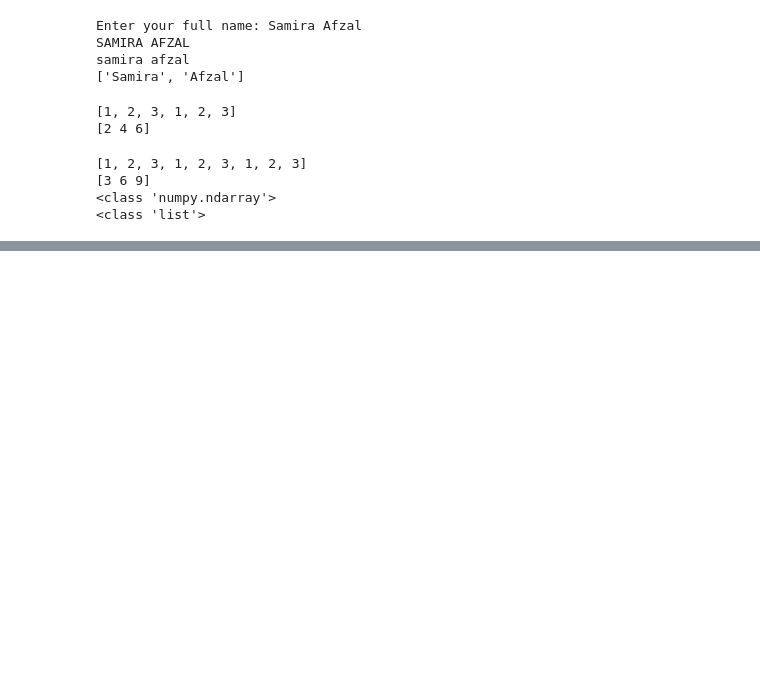
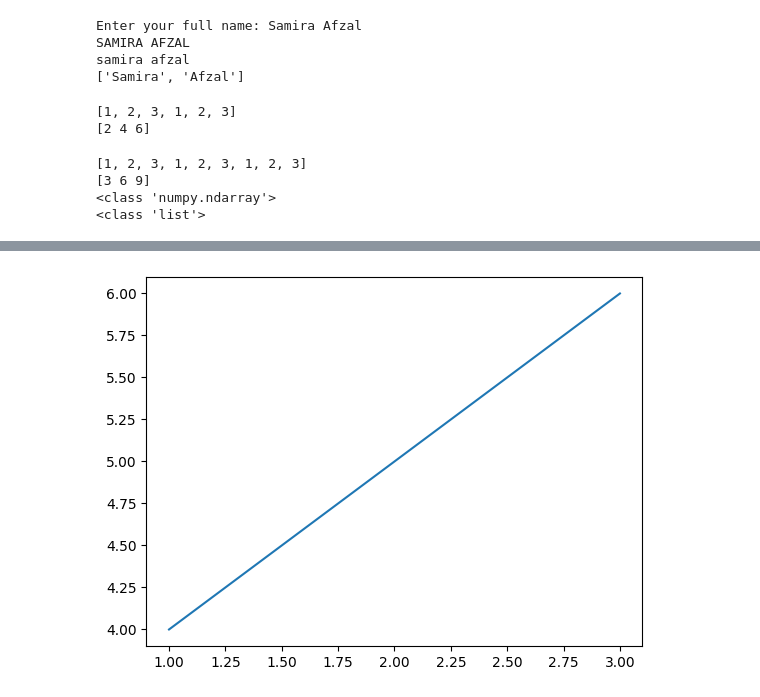
Before and after one commit to afzal/DEEP-FASHION, a Jupyter notebook: colabtutprial_helloworld.ipynb, the cells around one changed output, grey strips where cells are left out. Cells and saved outputs as stored; diff of their text form; code cells hidden in the pictures; blank space fills up the shorter version.

```diff
--- a/colabtutprial_helloworld.ipynb
+++ b/colabtutprial_helloworld.ipynb
@@ -140,0 +157,5 @@ print(type(my_list))
+# %%
+plt.plot([1, 2, 3], [4, 5, 6])
+plt.show()
+# %% [output]
+[figure, added]
```
Also changed, not shown: parts of 2 cells of this notebook.
